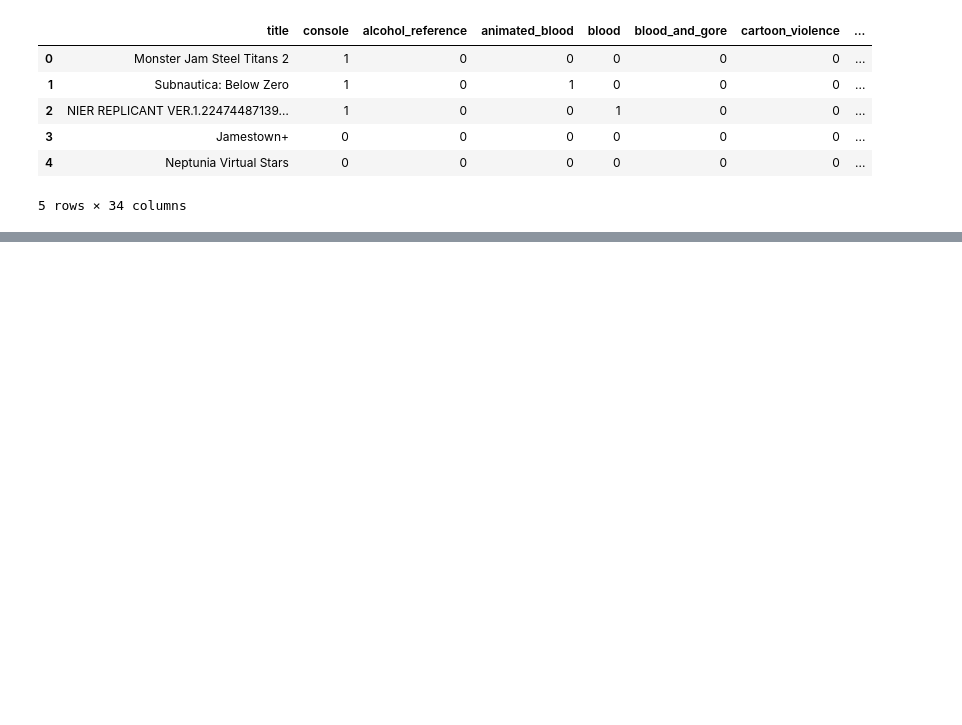
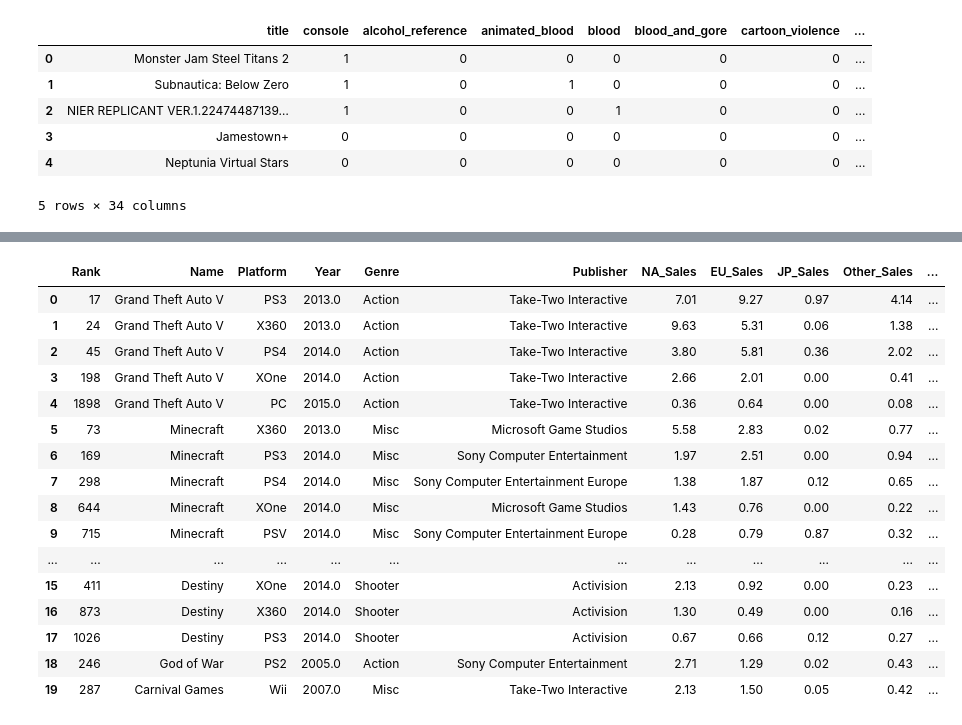
Before and after one commit to atvarvel/ETL_project_group_b, a Jupyter notebook: Data_Cleaning.ipynb, the cells around one changed output, grey strips where cells are left out. Cells and saved outputs as stored; diff of their text form; code cells hidden in the pictures; blank space fills up the shorter version.

Commit message:
updated cleaning

```diff
--- a/Data_Cleaning.ipynb
+++ b/Data_Cleaning.ipynb
@@ -24,3 +24,6 @@ rating_df.head()
 | 3 | Jamestown+ | 0 | 0 | 0 | 0 | 0 | 0 | ... |
 | 4 | Neptunia Virtual Stars | 0 | 0 | 0 | 0 | 0 | 0 | ... |
 5 rows × 34 columns
+# %%
+clean_rating_df = rating_df[['title', 'esrb_rating']]
+clean_rating_df
@@ -26,0 +44,3 @@ rating_df.head()
+# %%
+clean_rating_df = clean_rating_df.rename(columns={'title': 'Name'})
+clean_rating_df
@@ -26,0 +61,21 @@ rating_df.head()
+# %%
+merge_df = pd.merge(sales_df, clean_rating_df, how="inner", on=['Name', 'Name'])
+merge_df.head(20)
+# %% [output]
+|  | Rank | Name | Platform | Year | Genre | Publisher | NA_Sales | EU_Sales | JP_Sales | Other_Sales | ... |
+| 0 | 17 | Grand Theft Auto V | PS3 | 2013.0 | Action | Take-Two Interactive | 7.01 | 9.27 | 0.97 | 4.14 | ... |
+| 1 | 24 | Grand Theft Auto V | X360 | 2013.0 | Action | Take-Two Interactive | 9.63 | 5.31 | 0.06 | 1.38 | ... |
+| 2 | 45 | Grand Theft Auto V | PS4 | 2014.0 | Action | Take-Two Interactive | 3.80 | 5.81 | 0.36 | 2.02 | ... |
+| 3 | 198 | Grand Theft Auto V | XOne | 2014.0 | Action | Take-Two Interactive | 2.66 | 2.01 | 0.00 | 0.41 | ... |
+| 4 | 1898 | Grand Theft Auto V | PC | 2015.0 | Action | Take-Two Interactive | 0.36 | 0.64 | 0.00 | 0.08 | ... |
+| 5 | 73 | Minecraft | X360 | 2013.0 | Misc | Microsoft Game Studios | 5.58 | 2.83 | 0.02 | 0.77 | ... |
+| 6 | 169 | Minecraft | PS3 | 2014.0 | Misc | Sony Computer Entertainment | 1.97 | 2.51 | 0.00 | 0.94 | ... |
+| 7 | 298 | Minecraft | PS4 | 2014.0 | Misc | Sony Computer Entertainment Europe | 1.38 | 1.87 | 0.12 | 0.65 | ... |
+| 8 | 644 | Minecraft | XOne | 2014.0 | Misc | Microsoft Game Studios | 1.43 | 0.76 | 0.00 | 0.22 | ... |
+| 9 | 715 | Minecraft | PSV | 2014.0 | Misc | Sony Computer Entertainment Europe | 0.28 | 0.79 | 0.87 | 0.32 | ... |
+| ... | ... | ... | ... | ... | ... | ... | ... | ... | ... | ... | ... |
+| 15 | 411 | Destiny | XOne | 2014.0 | Shooter | Activision | 2.13 | 0.92 | 0.00 | 0.23 | ... |
+| 16 | 873 | Destiny | X360 | 2014.0 | Shooter | Activision | 1.30 | 0.49 | 0.00 | 0.16 | ... |
+| 17 | 1026 | Destiny | PS3 | 2014.0 | Shooter | Activision | 0.67 | 0.66 | 0.12 | 0.27 | ... |
+| 18 | 246 | God of War | PS2 | 2005.0 | Action | Sony Computer Entertainment | 2.71 | 1.29 | 0.02 | 0.43 | ... |
+| 19 | 287 | Carnival Games | Wii | 2007.0 | Misc | Take-Two Interactive | 2.13 | 1.50 | 0.05 | 0.42 | ... |
```
Also changed, not shown: parts of 5 cells of this notebook.
